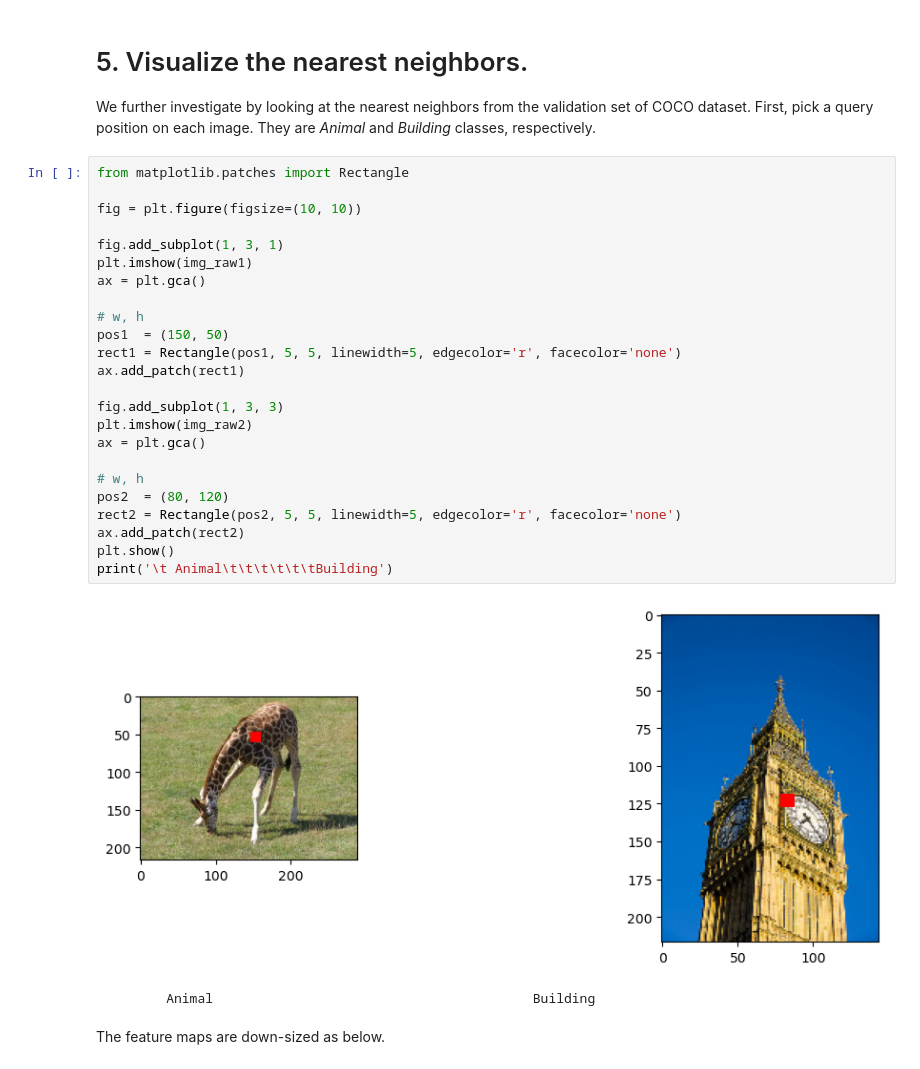
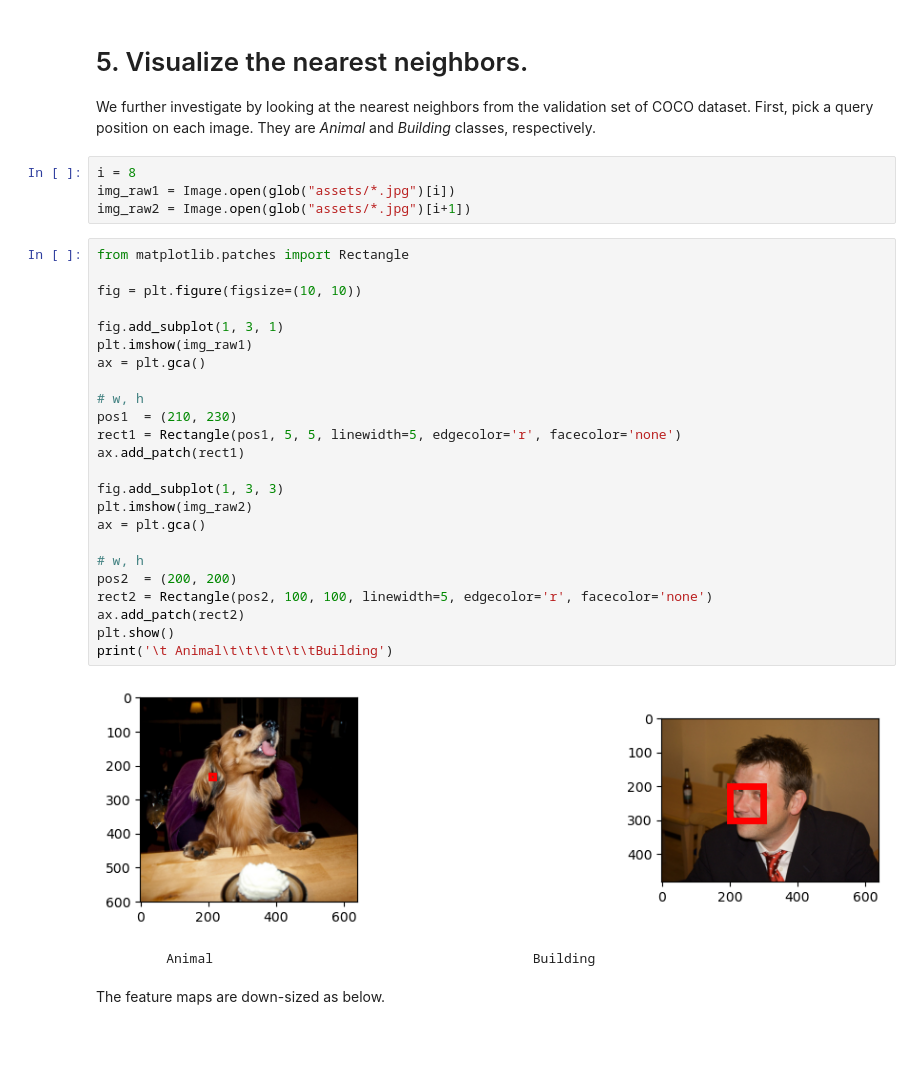
Before and after one commit to danzz006/PiCIE, a Jupyter notebook: visualize.ipynb, the cells around one changed output. Cells and saved outputs as stored; diff of their text form; blank space fills up the shorter version.

```diff
--- a/visualize.ipynb
+++ b/visualize.ipynb
@@ -272,32 +320,36 @@ As seen above, our model is able to group semantically consistent pixeles.
 # 5. Visualize the nearest neighbors.
 
 We further investigate by looking at the nearest neighbors from the validation set of COCO dataset. First, pick a query position on each image. They are *Animal* and *Building* classes, respectively.
+# %%
+i = 8
+img_raw1 = Image.open(glob("assets/*.jpg")[i])
+img_raw2 = Image.open(glob("assets/*.jpg")[i+1])
 # %%
 from matplotlib.patches import Rectangle
 
 fig = plt.figure(figsize=(10, 10))
 
 fig.add_subplot(1, 3, 1)
 plt.imshow(img_raw1)
 ax = plt.gca()
 
 # w, h
-pos1  = (150, 50)
+pos1  = (210, 230)
 rect1 = Rectangle(pos1, 5, 5, linewidth=5, edgecolor='r', facecolor='none')
 ax.add_patch(rect1)
 
 fig.add_subplot(1, 3, 3)
 plt.imshow(img_raw2)
 ax = plt.gca()
 
 # w, h
-pos2  = (80, 120)
-rect2 = Rectangle(pos2, 5, 5, linewidth=5, edgecolor='r', facecolor='none')
+pos2  = (200, 200)
+rect2 = Rectangle(pos2, 100, 100, linewidth=5, edgecolor='r', facecolor='none')
 ax.add_patch(rect2)
 plt.show()
 print('\t Animal\t\t\t\t\t\tBuilding')
 # %% [output]
-[figure, old version]
+[figure, new version]
          Animal                                         Building
 # %% [markdown]
 The feature maps are down-sized as below.
```
Also changed, not shown: parts of 19 cells of this notebook, 10 other files.
